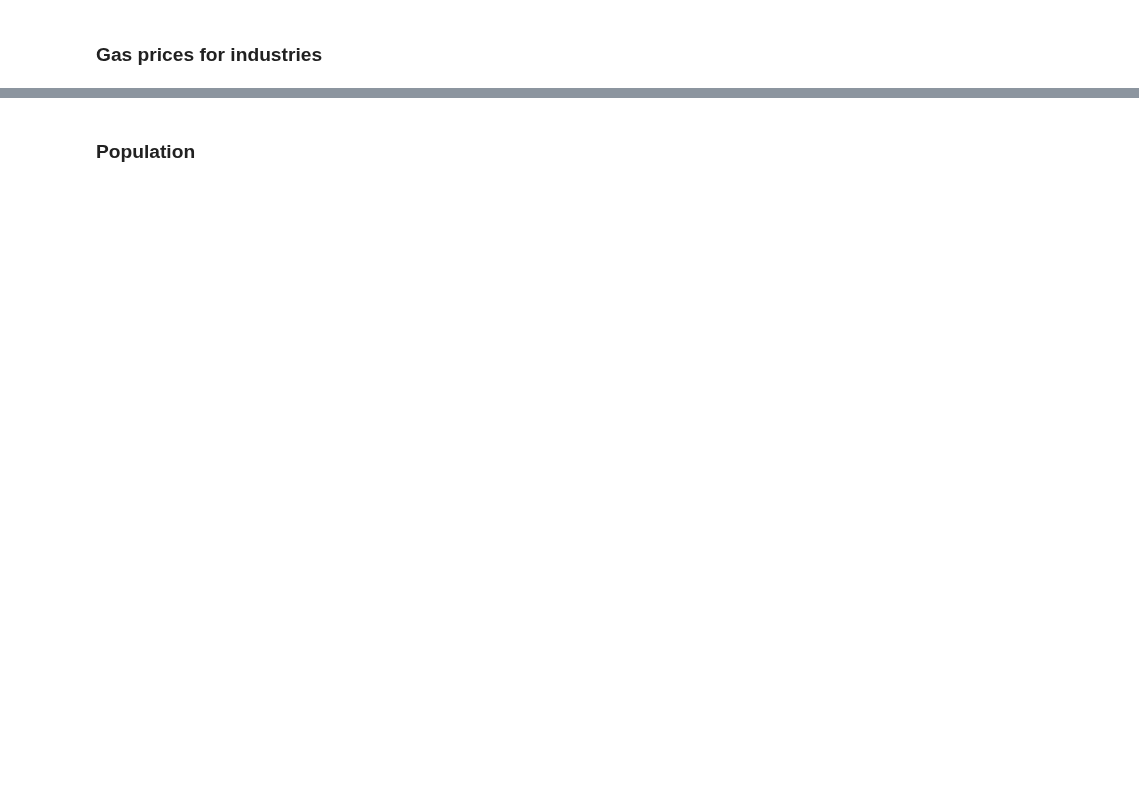
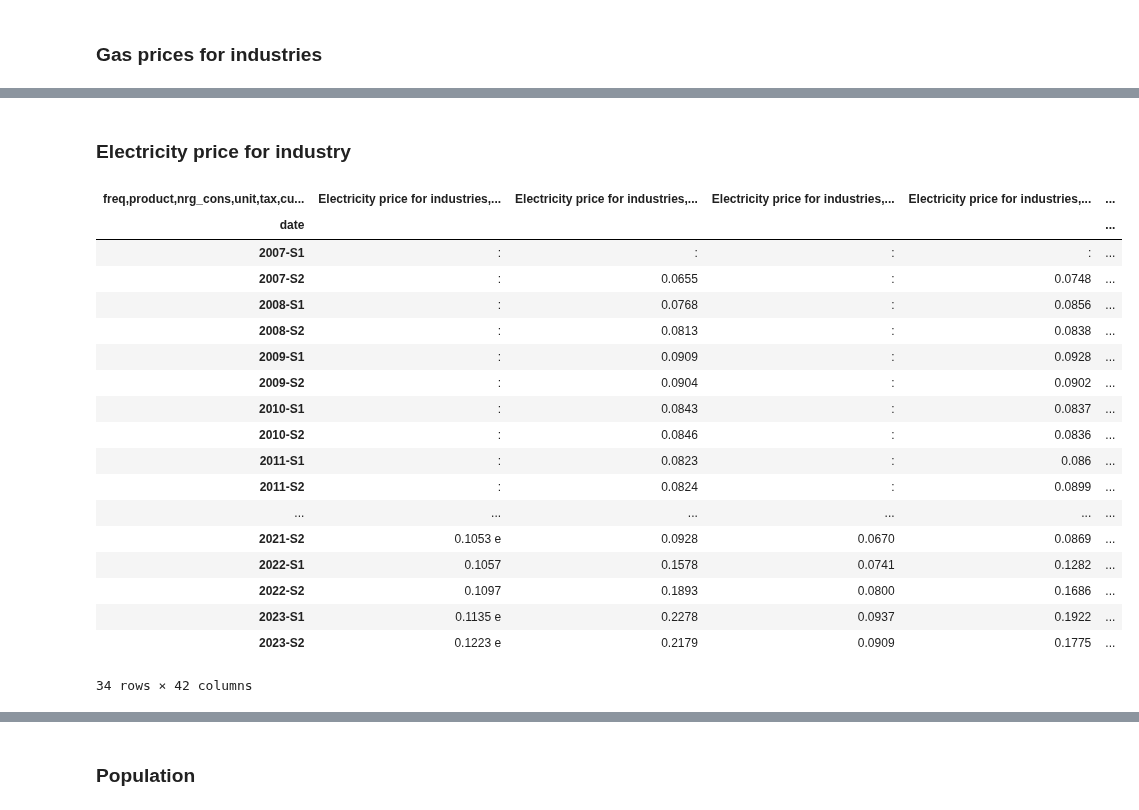
Before and after one commit to gaya22/Project_3_SEne, a Jupyter notebook: raw_df_for_features/cleaning_eurostat_files.ipynb, the cells around one changed output, grey strips where cells are left out. Cells and saved outputs as stored; diff of their text form; code cells hidden in the pictures; blank space fills up the shorter version.

```diff
--- a/raw_df_for_features/cleaning_eurostat_files.ipynb
+++ b/raw_df_for_features/cleaning_eurostat_files.ipynb
@@ -439,0 +626,40 @@ display(s)
+# %% [markdown]
+### Electricity price for industry
+# %%
+df= pd.read_csv('Electricity prices for industry.tsv', sep='\t')
+df = df.set_index(df.columns[0])
+df = df.transpose()
+df.index.name = 'date'
+
+#We will keep just the columns with price excluding tax and choose the metric for the band from 2000 MWh to 19999 MWh
+
+df.rename(columns=lambda col: col.replace('KWH,X_TAX,EUR,', 'Electricity price for industries, no tax €/kWh'), inplace=True)
+df = df.loc[:,df.columns.str.contains('€')]
+
+df = df.loc[:,df.columns.str.contains('MWH2000-19999,')]
+df = df.loc[:,~df.columns.str.endswith('20')]
+
+#Giving better names
+df.rename(columns=lambda col: col.replace('S,6000,MWH2000-19999,', ''), inplace=True)
+
+display(df)
+# %% [output]
+| freq,product,nrg_cons,unit,tax,cu... | Electricity price for industries,... | Electricity price for industries,... | Electricity price for industries,... | Electricity price for industries,... | ... |
+| date |  |  |  |  | ... |
+| 2007-S1 | : | : | : | : | ... |
+| 2007-S2 | : | 0.0655 | : | 0.0748 | ... |
+| 2008-S1 | : | 0.0768 | : | 0.0856 | ... |
+| 2008-S2 | : | 0.0813 | : | 0.0838 | ... |
+| 2009-S1 | : | 0.0909 | : | 0.0928 | ... |
+| 2009-S2 | : | 0.0904 | : | 0.0902 | ... |
+| 2010-S1 | : | 0.0843 | : | 0.0837 | ... |
+| 2010-S2 | : | 0.0846 | : | 0.0836 | ... |
+| 2011-S1 | : | 0.0823 | : | 0.086 | ... |
+| 2011-S2 | : | 0.0824 | : | 0.0899 | ... |
+| ... | ... | ... | ... | ... | ... |
+| 2021-S2 | 0.1053 e | 0.0928 | 0.0670 | 0.0869 | ... |
+| 2022-S1 | 0.1057 | 0.1578 | 0.0741 | 0.1282 | ... |
+| 2022-S2 | 0.1097 | 0.1893 | 0.0800 | 0.1686 | ... |
+| 2023-S1 | 0.1135 e | 0.2278 | 0.0937 | 0.1922 | ... |
+| 2023-S2 | 0.1223 e | 0.2179 | 0.0909 | 0.1775 | ... |
+34 rows × 42 columns
```
Also changed, not shown: parts of 15 cells of this notebook, 4 other files.
